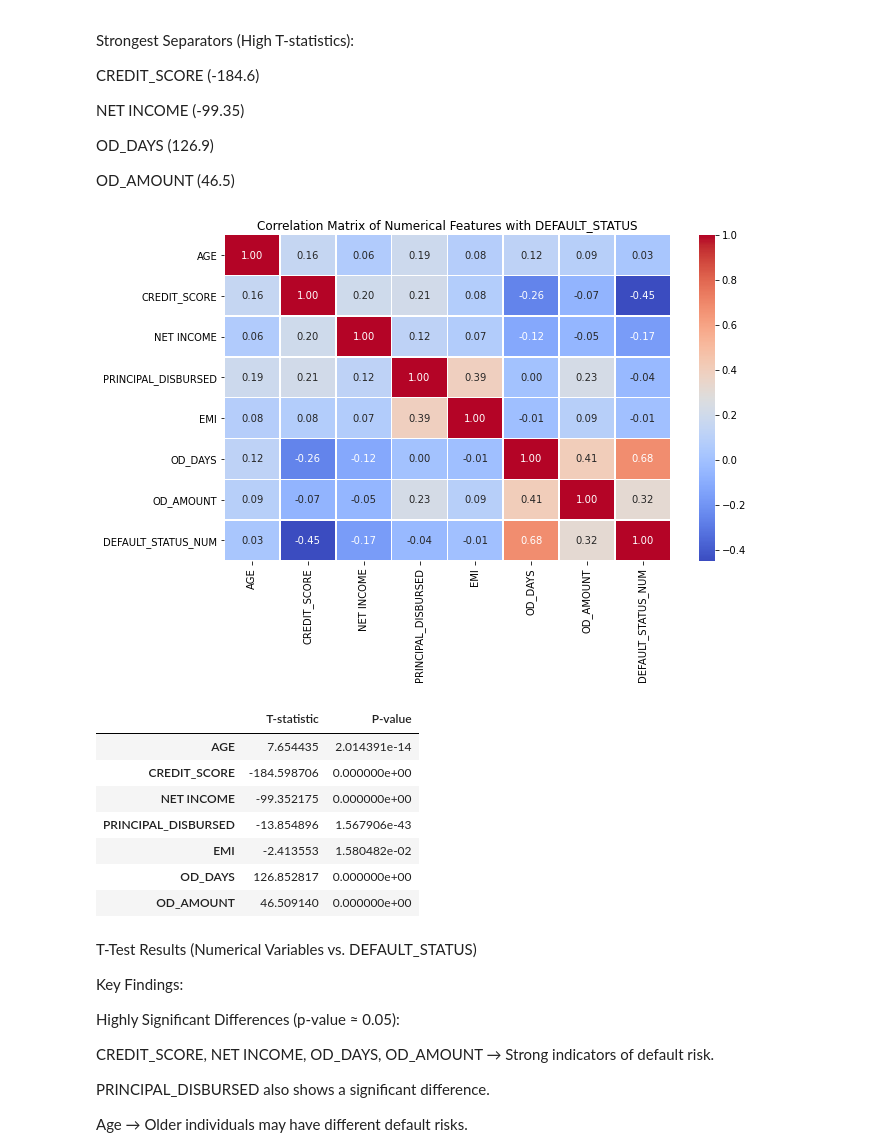
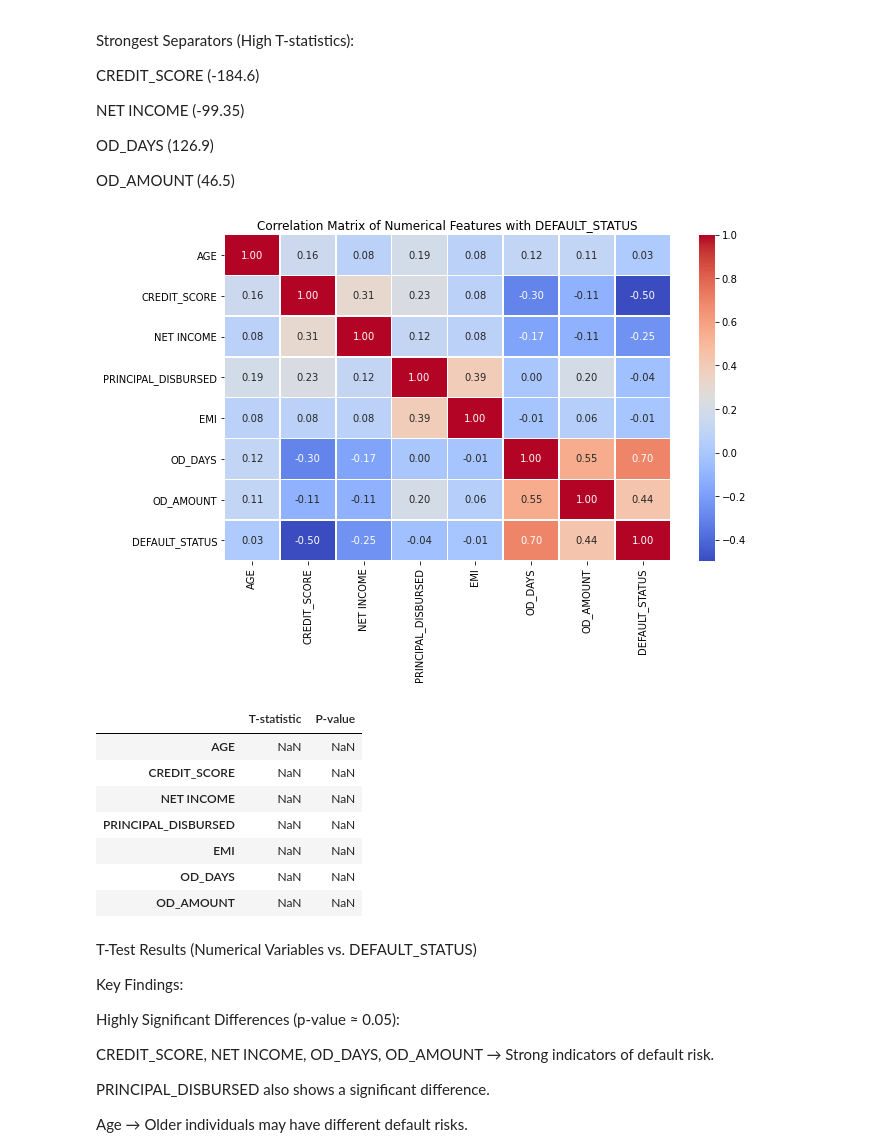
Before and after one commit to AlexIrungu/DSC-CapstoneProject, a Jupyter notebook: notebooks/michael.ipynb, the cells around one changed output. Cells and saved outputs as stored; diff of their text form; code cells hidden in the pictures.

Commit message:
Updated notebook 2

```diff
--- a/notebooks/michael.ipynb
+++ b/notebooks/michael.ipynb
@@ -431,7 +440,7 @@ KeyError: "['CURRENCY'] not found in axis"
 df.to_csv('cleaned_dataset.csv', index=False)
 # %%
 #Load clean data set
-df_cleaned = pd.read_csv(r'F:\project 31_03_2025\DSC-CapstoneProject\Data\Cleaned_dataset.csv')
+df_cleaned = pd.read_csv(r'F:\project 31_03_2025\DSC-CapstoneProject\notebooks\cleaned_dataset.csv')
 df_cleaned.columns
 # %% [output]
 Index(['ID', 'GENDER', 'AGE', 'MARITAL_STATUS', 'EMPLOYMENT_STATUS',
@@ -828,20 +837,20 @@ OD_AMOUNT (46.5)
 # %%
 # Define numerical variables for analysis
 selected_vars = numerical_cols + ["DEFAULT_STATUS"]
 
 # Convert DEFAULT_STATUS to numeric for visualization (0 = NON-DEFAULT, 1 = DEFAULT)
 df_cleaned["DEFAULT_STATUS"] = df_cleaned["DEFAULT_STATUS"].apply(lambda x: 1 if x == "DEFAULT" else 0)
 
 # Compute correlation matrix
-corr_matrix = df_cleaned[numerical_cols + ["DEFAULT_STATUS_NUM"]].corr()
+corr_matrix = df_cleaned[numerical_cols + ["DEFAULT_STATUS"]].corr()
 
 # Plot correlation heatmap
 plt.figure(figsize=(10, 6))
 sns.heatmap(corr_matrix, annot=True, fmt=".2f", cmap="coolwarm", linewidths=0.5)
 plt.title("Correlation Matrix of Numerical Features with DEFAULT_STATUS")
 plt.show()
 # %% [output]
-[figure, old version]
+[figure, new version]
 # %%
 # Perform T-tests for each numerical variable against DEFAULT_STATUS
 t_test_results = {}
@@ -859,13 +868,13 @@ t_test_results_df = pd.DataFrame.from_dict(t_test_results, orient="index")
 t_test_results_df
 # %% [output]
 |  | T-statistic | P-value |
-| AGE | 7.654435 | 2.014391e-14 |
-| CREDIT_SCORE | -184.598706 | 0.000000e+00 |
-| NET INCOME | -99.352175 | 0.000000e+00 |
-| PRINCIPAL_DISBURSED | -13.854896 | 1.567906e-43 |
-| EMI | -2.413553 | 1.580482e-02 |
-| OD_DAYS | 126.852817 | 0.000000e+00 |
-| OD_AMOUNT | 46.509140 | 0.000000e+00 |
+| AGE | NaN | NaN |
+| CREDIT_SCORE | NaN | NaN |
+| NET INCOME | NaN | NaN |
+| PRINCIPAL_DISBURSED | NaN | NaN |
+| EMI | NaN | NaN |
+| OD_DAYS | NaN | NaN |
+| OD_AMOUNT | NaN | NaN |
 # %% [markdown]
 T-Test Results (Numerical Variables vs. DEFAULT_STATUS)
 
```
Also changed, not shown: parts of 28 cells of this notebook.
